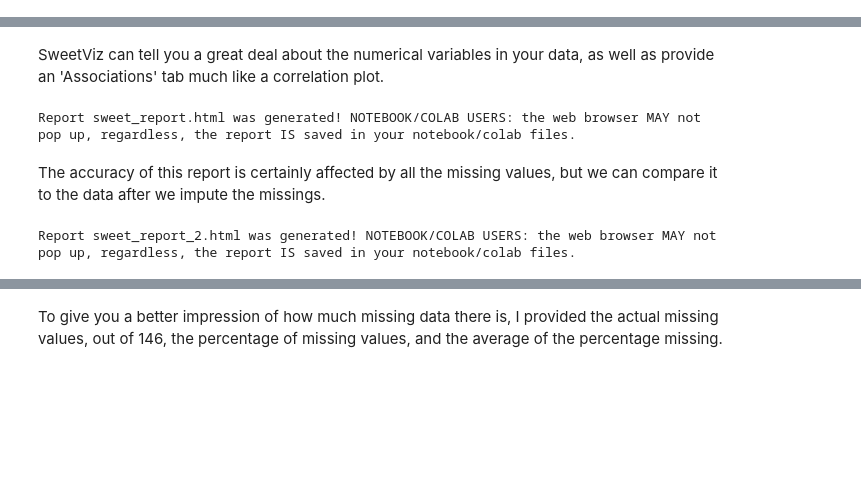
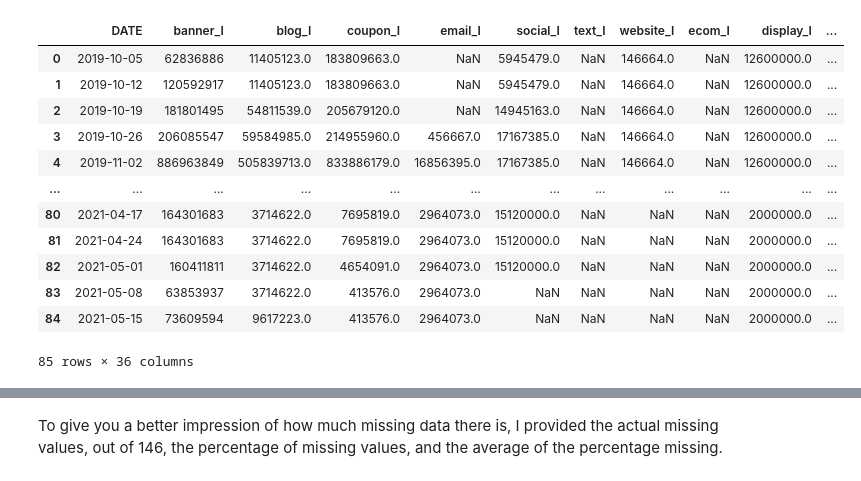
Before and after one commit to NA-Git/Bayesian_Methods, a Jupyter notebook: attribution/RobynProphet/Demo_EDA.ipynb, the cells around one changed output, grey strips where cells are left out. Cells and saved outputs as stored; diff of their text form; code cells hidden in the pictures; blank space fills up the shorter version.

```diff
--- a/attribution/RobynProphet/Demo_EDA.ipynb
+++ b/attribution/RobynProphet/Demo_EDA.ipynb
@@ -40 +12,18 @@ dtale.show(first_demo) # note the predictive power score for revenue: it's the o
+# %%
+df = pd.read_csv('G:/My Drive/IN/Data/Robyn/robyn_update.csv')
+df.round(2)
+# %% [output]
+|  | DATE | banner_I | blog_I | coupon_I | email_I | social_I | text_I | website_I | ecom_I | display_I | ... |
+| 0 | 2019-10-05 | 62836886 | 11405123.0 | 183809663.0 | NaN | 5945479.0 | NaN | 146664.0 | NaN | 12600000.0 | ... |
+| 1 | 2019-10-12 | 120592917 | 11405123.0 | 183809663.0 | NaN | 5945479.0 | NaN | 146664.0 | NaN | 12600000.0 | ... |
+| 2 | 2019-10-19 | 181801495 | 54811539.0 | 205679120.0 | NaN | 14945163.0 | NaN | 146664.0 | NaN | 12600000.0 | ... |
+| 3 | 2019-10-26 | 206085547 | 59584985.0 | 214955960.0 | 456667.0 | 17167385.0 | NaN | 146664.0 | NaN | 12600000.0 | ... |
+| 4 | 2019-11-02 | 886963849 | 505839713.0 | 833886179.0 | 16856395.0 | 17167385.0 | NaN | 146664.0 | NaN | 12600000.0 | ... |
+| ... | ... | ... | ... | ... | ... | ... | ... | ... | ... | ... | ... |
+| 80 | 2021-04-17 | 164301683 | 3714622.0 | 7695819.0 | 2964073.0 | 15120000.0 | NaN | NaN | NaN | 2000000.0 | ... |
+| 81 | 2021-04-24 | 164301683 | 3714622.0 | 7695819.0 | 2964073.0 | 15120000.0 | NaN | NaN | NaN | 2000000.0 | ... |
+| 82 | 2021-05-01 | 160411811 | 3714622.0 | 4654091.0 | 2964073.0 | 15120000.0 | NaN | NaN | NaN | 2000000.0 | ... |
+| 83 | 2021-05-08 | 63853937 | 3714622.0 | 413576.0 | 2964073.0 | NaN | NaN | NaN | NaN | 2000000.0 | ... |
+| 84 | 2021-05-15 | 73609594 | 9617223.0 | 413576.0 | 2964073.0 | NaN | NaN | NaN | NaN | 2000000.0 | ... |
+85 rows × 36 columns
 # %%
@@ -42,16 +31,2 @@ dtale.show(second_demo) # there are quite a few more correlated variables with r
 # %% [output]
 [interactive output not drawn]
-# %% [markdown]
-SweetViz can tell you a great deal about the numerical variables in your data, as well as provide an 'Associations' tab much like a correlation plot.
-# %%
-sweet_report = sv.analyze(first_demo)
-sweet_report.show_html('sweet_report.html')
-# %% [output]
-Report sweet_report.html was generated! NOTEBOOK/COLAB USERS: the web browser MAY not pop up, regardless, the report IS saved in your notebook/colab files.
-# %% [markdown]
-The accuracy of this report is certainly affected by all the missing values, but we can compare it to the data after we impute the missings.
-# %%
-sweet_report_2 = sv.analyze(second_demo)
-sweet_report_2.show_html('sweet_report_2.html')
-# %% [output]
-Report sweet_report_2.html was generated! NOTEBOOK/COLAB USERS: the web browser MAY not pop up, regardless, the report IS saved in your notebook/colab files.
```
Also changed, not shown: parts of 42 cells of this notebook, 4 other files.
